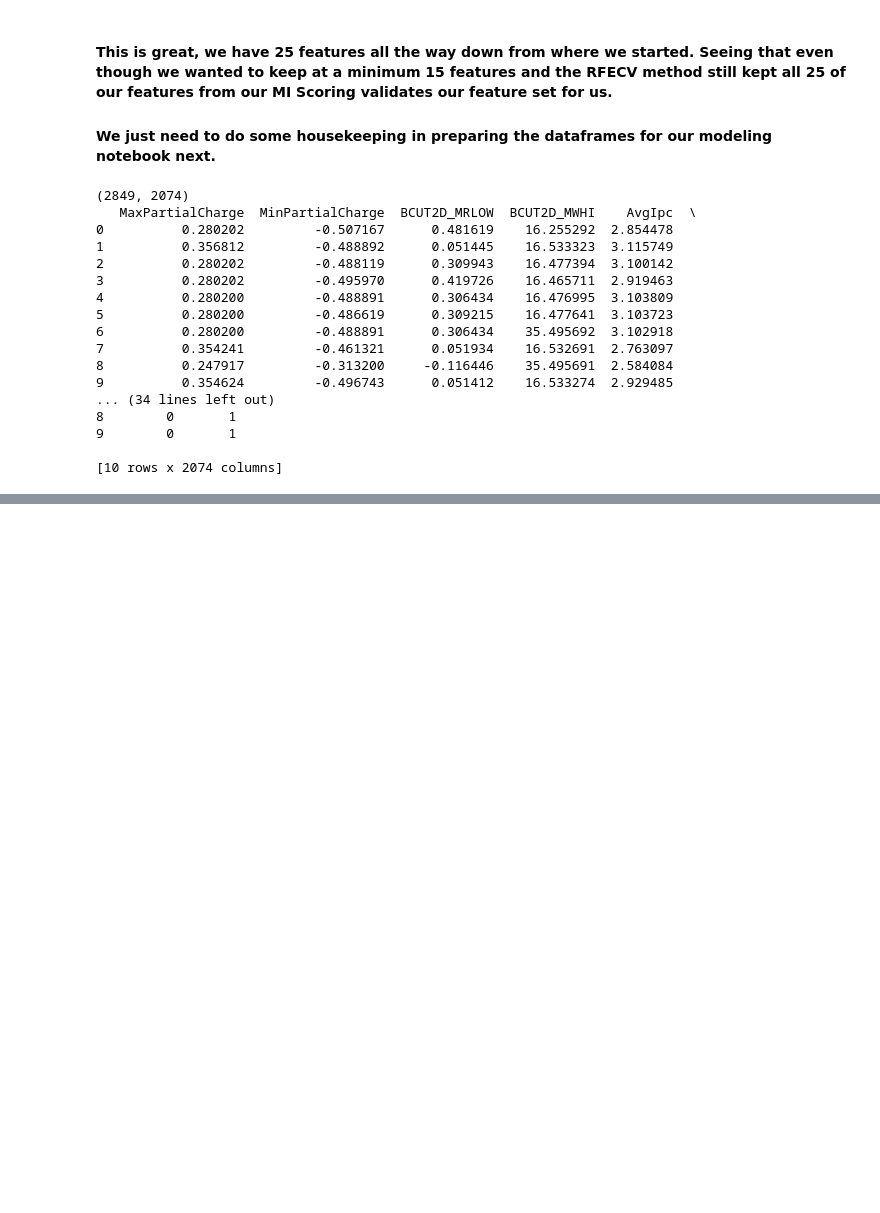
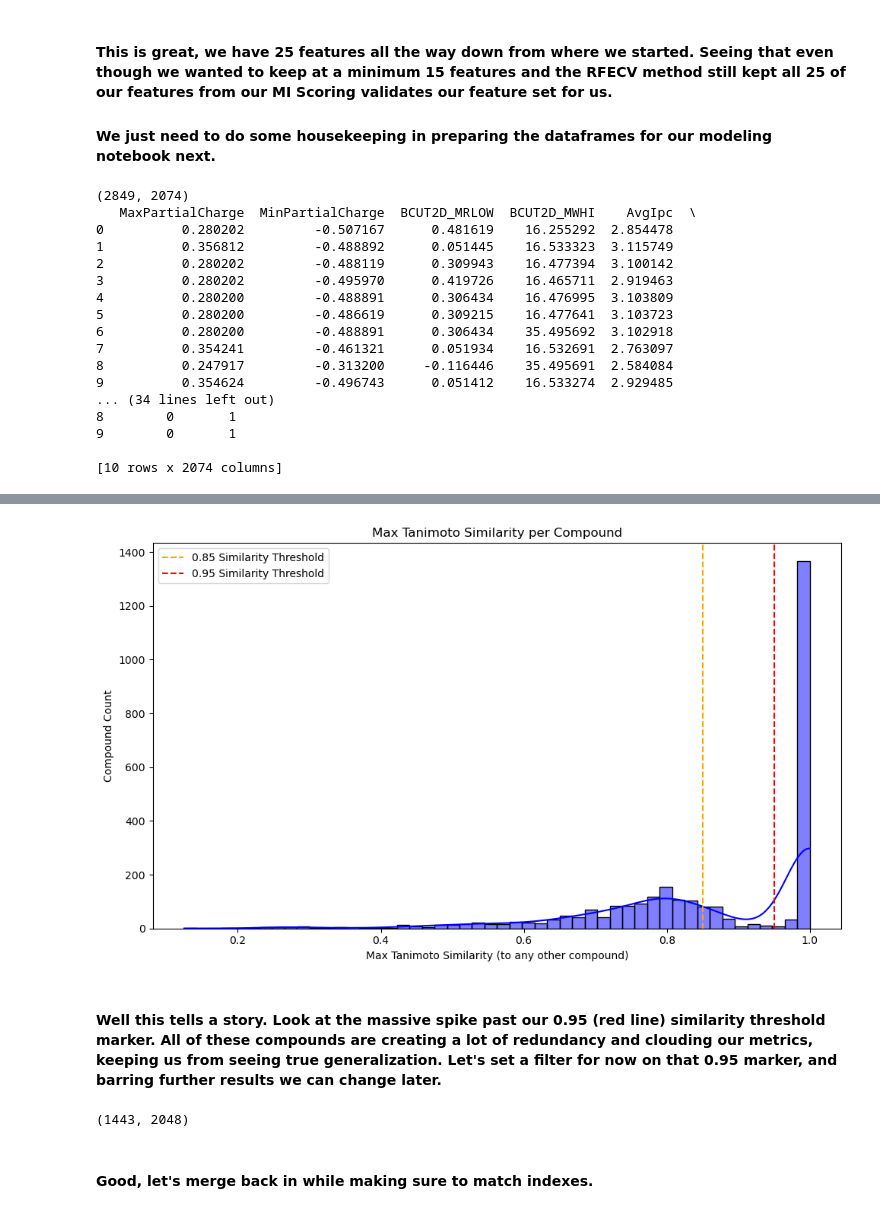
Before and after one commit to Taliwat/BioPred_DS, a Jupyter notebook: notebooks/01_feature_eng.ipynb, the cells around one changed output, grey strips where cells are left out. Cells and saved outputs as stored; diff of their text form; code cells hidden in the pictures; blank space fills up the shorter version.

```diff
--- a/notebooks/01_feature_eng.ipynb
+++ b/notebooks/01_feature_eng.ipynb
@@ -501,0 +501,46 @@ print(phase1_modeldf.head(10))
+# %%
+from tqdm import tqdm
+import seaborn as sns
+
+# Convert binary Morgan fingerprints to RDKit bitvectors
+fps = [
+    DataStructs.CreateFromBitString("".join(map(str, row.astype(int))))
+    for _, row in morgan_fp.iterrows()
+]
+
+# Compute max Tanimoto similarity per compound, excluding self
+max_similarities = []
+
+for i in tqdm(range(len(fps)), desc = "Computing Tanimoto max similarity..."):
+    sims = DataStructs.BulkTanimotoSimilarity(fps[i], fps[:i] + fps[i+1:])
+    max_similarities.append(max(sims))
+
+# Visualize distribution of max similarities
+plt.figure(figsize = (10,6))
+sns.histplot(max_similarities, bins = 50, kde = True, color = 'blue')
+plt.axvline(0.85, color = 'orange', linestyle = '--', label = '0.85 Similarity Threshold')
+plt.axvline(0.95, color = 'red', linestyle = '--', label = '0.95 Similarity Threshold')
+plt.title('Max Tanimoto Similarity per Compound')
+plt.xlabel('Max Tanimoto Similarity (to any other compound)')
+plt.ylabel('Compound Count')
+plt.legend()
+plt.tight_layout()
+plt.show()
+# %% [output]
+[figure, added]
+# %% [markdown]
+#### Well this tells a story.  Look at the massive spike past our 0.95 (red line) similarity threshold marker.  All of these compounds are creating a lot of redundancy and clouding our metrics, keeping us from seeing true generalization.  Let's set a filter for now on that 0.95 marker, and barring further results we can change later.
+# %%
+# Add the max similarity to our morgan_fp df
+morgan_fp['max_tanimoto_similarity'] = max_similarities
+
+# Filter based on our cutoff
+tanimoto_cutoff = 0.95 # <---- Can be changed later
+filtered_fp = morgan_fp[morgan_fp['max_tanimoto_similarity'] < tanimoto_cutoff].copy()
+filtered_fp.drop(columns = ['max_tanimoto_similarity'], inplace = True)
+
+filtered_fp.shape # filtered out almost half the rows!
+# %% [output]
+(1443, 2048)
+# %% [markdown]
+#### Good, let's merge back in while making sure to match indexes.
```
Also changed, not shown: parts of 6 cells of this notebook, 8 other files.
